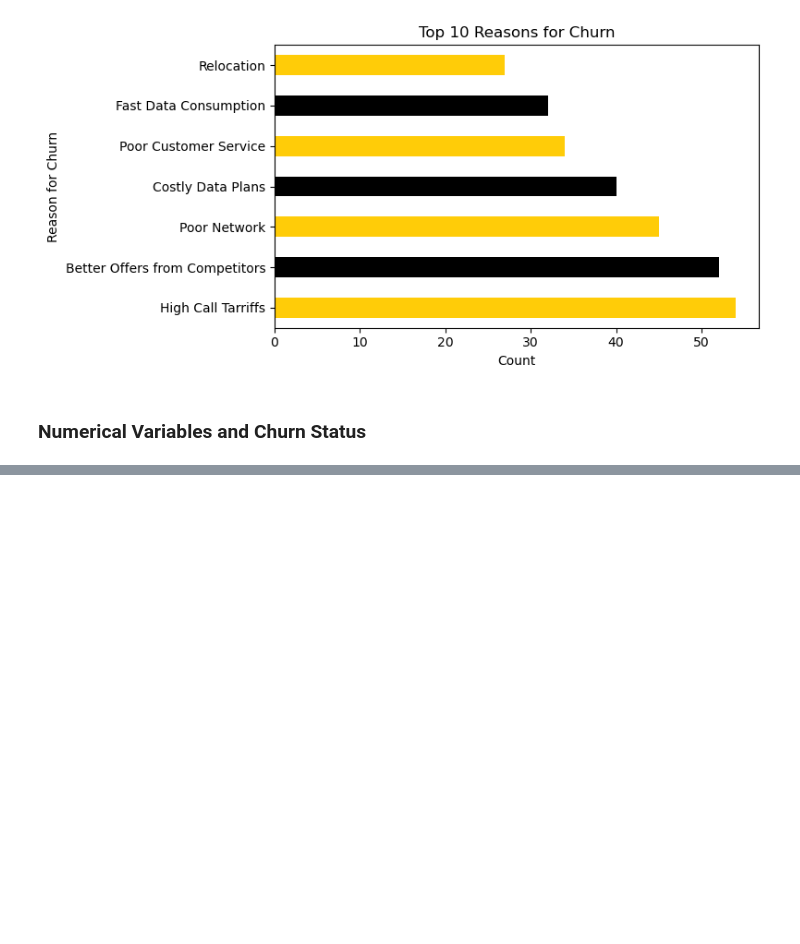
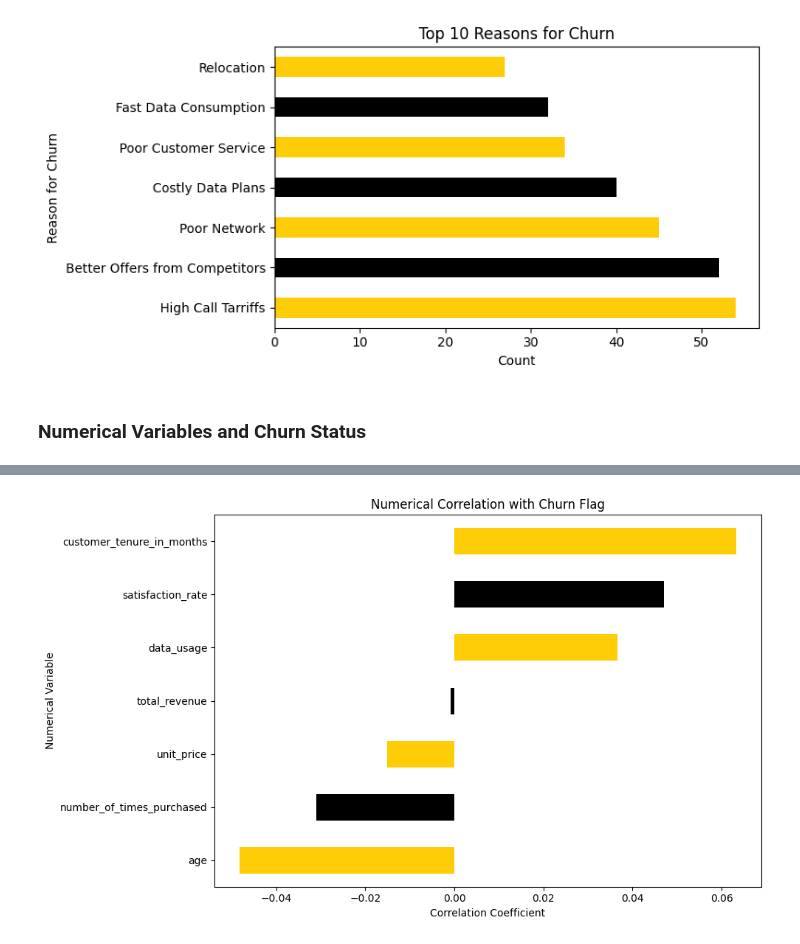
Before and after one commit to Jonc29/DATA-ANALYSIS, a Jupyter notebook: MTN Customer Churn Analysis and Prediction.ipynb, the cells around one changed output, grey strips where cells are left out. Drawn from its saved outputs; the diff is of its cells as text; code cells hidden in the pictures; blank space fills up the shorter version.

```diff
--- a/MTN Customer Churn Analysis and Prediction.ipynb
+++ b/MTN Customer Churn Analysis and Prediction.ipynb
@@ -408,0 +524,5 @@ plt.show()
+# %%
+#a correlation between numerical columns and the 'churn_flag'
+numerical_cols = df.select_dtypes(np.number)
+churn_corr = numerical_cols.corrwith(df["churn_flag"]).sort_values(ascending=True)
+churn_corr
@@ -408,0 +540,11 @@ plt.show()
+# %%
+# a bar plot to visualize the correlation between numerical variables and the churn flag
+plt.figure(figsize=(10,6))
+churn_corr.drop('churn_flag').sort_values().plot(kind='barh', color=["#FFCC08","black"])
+plt.title("Numerical Correlation with Churn Flag")
+plt.xlabel("Correlation Coefficient")
+plt.ylabel("Numerical Variable")
+plt.tight_layout()
+plt.show()
+# %% [output]
+[figure, added]
```
Also changed, not shown: parts of 72 cells of this notebook.
